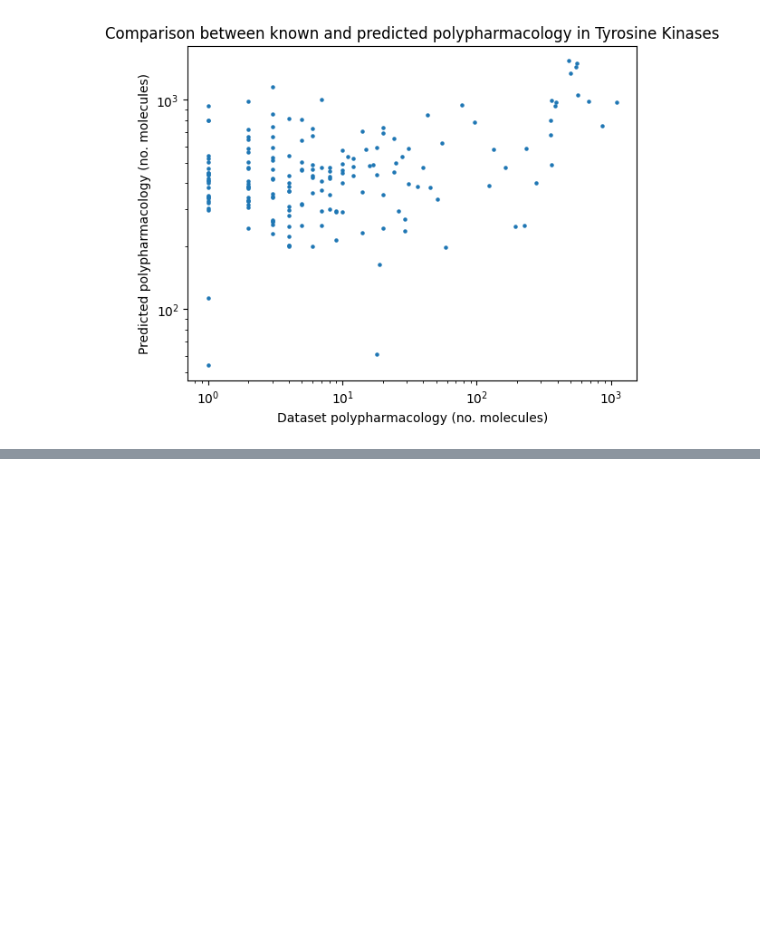
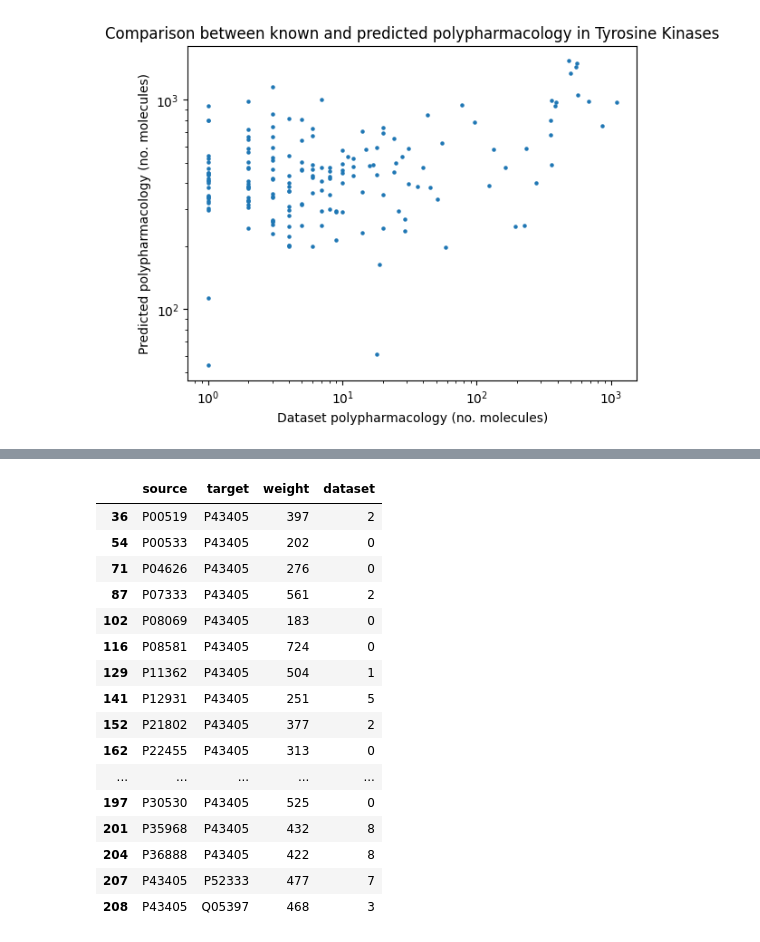
Before and after one commit to thijmenwroos/ppk, a Jupyter notebook: test_kin/rf_st_rges.ipynb, the cells around one changed output, grey strips where cells are left out. Saved outputs shown, nothing was run; the diff lists cells and outputs as text; code cells hidden in the pictures; blank space fills up the shorter version.

```diff
--- a/test_kin/rf_st_rges.ipynb
+++ b/test_kin/rf_st_rges.ipynb
@@ -762,0 +931,21 @@ plt.show()
+# %%
+df_SYK = df_chord[(df_chord['source'] == 'P43405') | (df_chord['target'] == 'P43405')]
+display(df_SYK)
+# %% [output]
+|  | source | target | weight | dataset |
+| 36 | P00519 | P43405 | 397 | 2 |
+| 54 | P00533 | P43405 | 202 | 0 |
+| 71 | P04626 | P43405 | 276 | 0 |
+| 87 | P07333 | P43405 | 561 | 2 |
+| 102 | P08069 | P43405 | 183 | 0 |
+| 116 | P08581 | P43405 | 724 | 0 |
+| 129 | P11362 | P43405 | 504 | 1 |
+| 141 | P12931 | P43405 | 251 | 5 |
+| 152 | P21802 | P43405 | 377 | 2 |
+| 162 | P22455 | P43405 | 313 | 0 |
+| ... | ... | ... | ... | ... |
+| 197 | P30530 | P43405 | 525 | 0 |
+| 201 | P35968 | P43405 | 432 | 8 |
+| 204 | P36888 | P43405 | 422 | 8 |
+| 207 | P43405 | P52333 | 477 | 7 |
+| 208 | P43405 | Q05397 | 468 | 3 |
```
Also changed, not shown: parts of 8 cells of this notebook.
